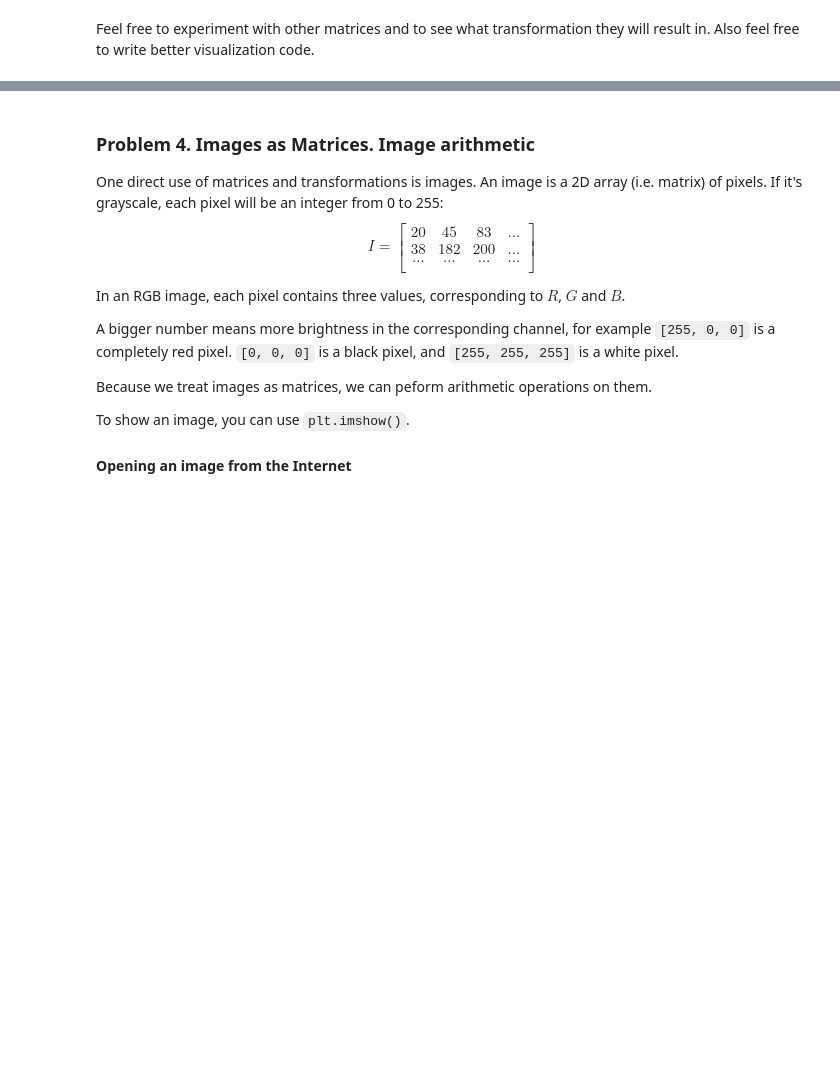
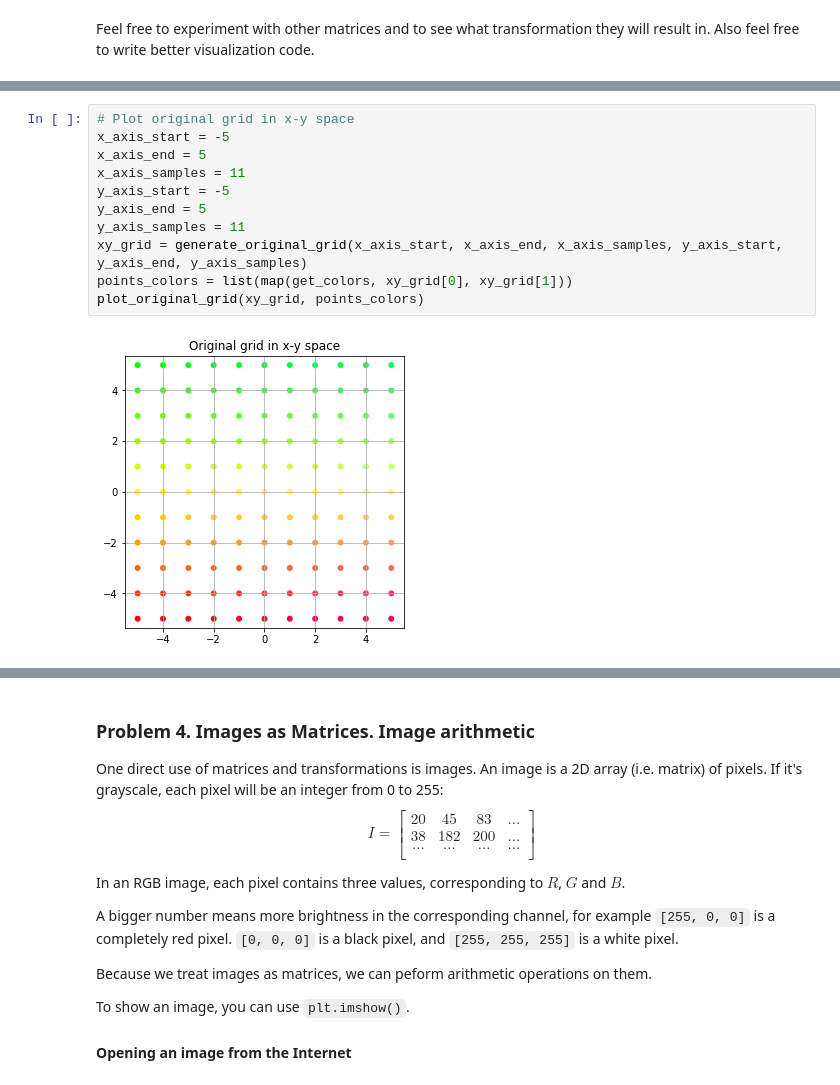
Before and after one commit to momchilantonov/SoftUni-Math-Concepts-For-Developers-February-2021, a Jupyter notebook: Linear-Algebra/Homework/Linear Algebra Exercise.ipynb, the cells around one changed output, grey strips where cells are left out. Drawn from its saved outputs; the diff is of its cells as text; blank space fills up the shorter version.

Commit message:
Final Solution for Problem 3 - Visualizing Linear Transformations

```diff
--- a/Linear-Algebra/Homework/Linear Algebra Exercise.ipynb
+++ b/Linear-Algebra/Homework/Linear Algebra Exercise.ipynb
@@ -473,0 +545,13 @@ Feel free to experiment with other matrices and to see what transformation they
+# %%
+# Plot original grid in x-y space
+x_axis_start = -5
+x_axis_end = 5
+x_axis_samples = 11
+y_axis_start = -5
+y_axis_end = 5
+y_axis_samples = 11
+xy_grid = generate_original_grid(x_axis_start, x_axis_end, x_axis_samples, y_axis_start, y_axis_end, y_axis_samples)
+points_colors = list(map(get_colors, xy_grid[0], xy_grid[1]))
+plot_original_grid(xy_grid, points_colors)
+# %% [output]
+[figure, added]
```
Also changed, not shown: parts of 13 cells of this notebook.
